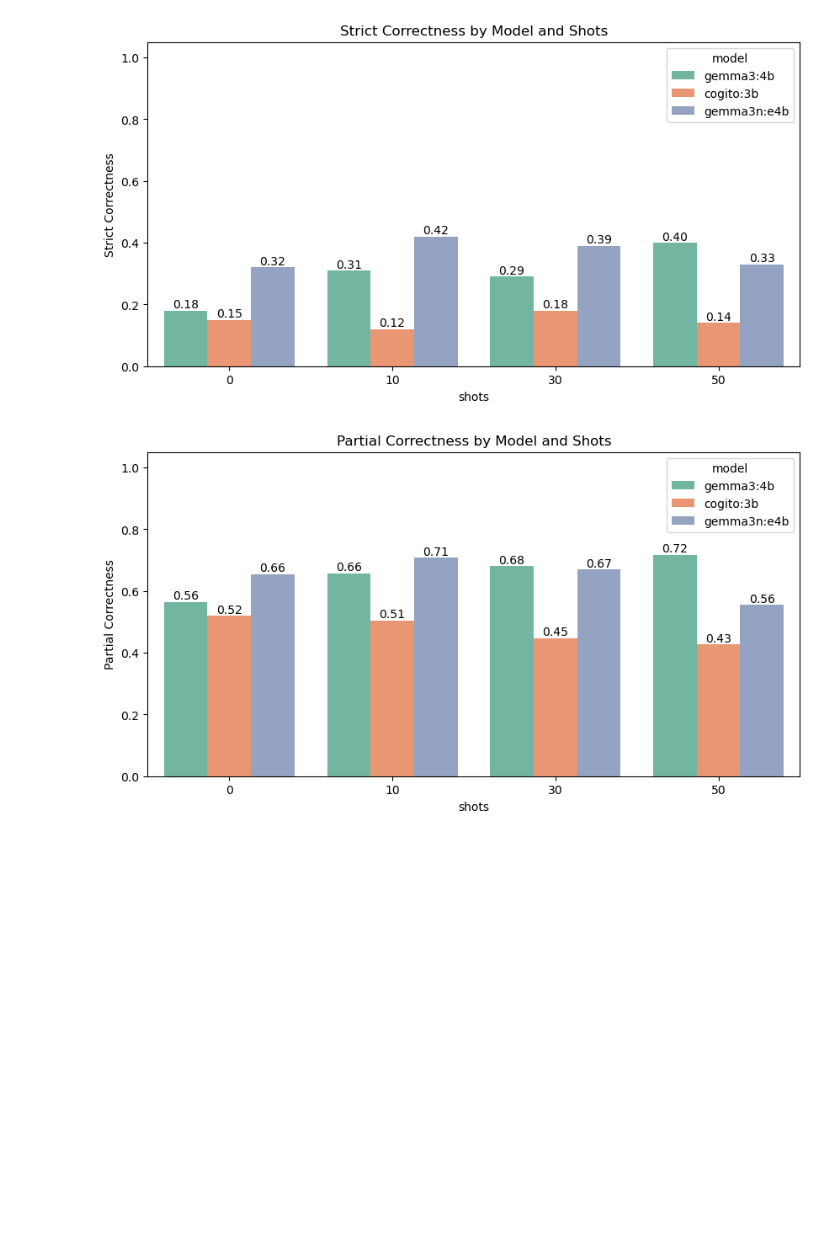
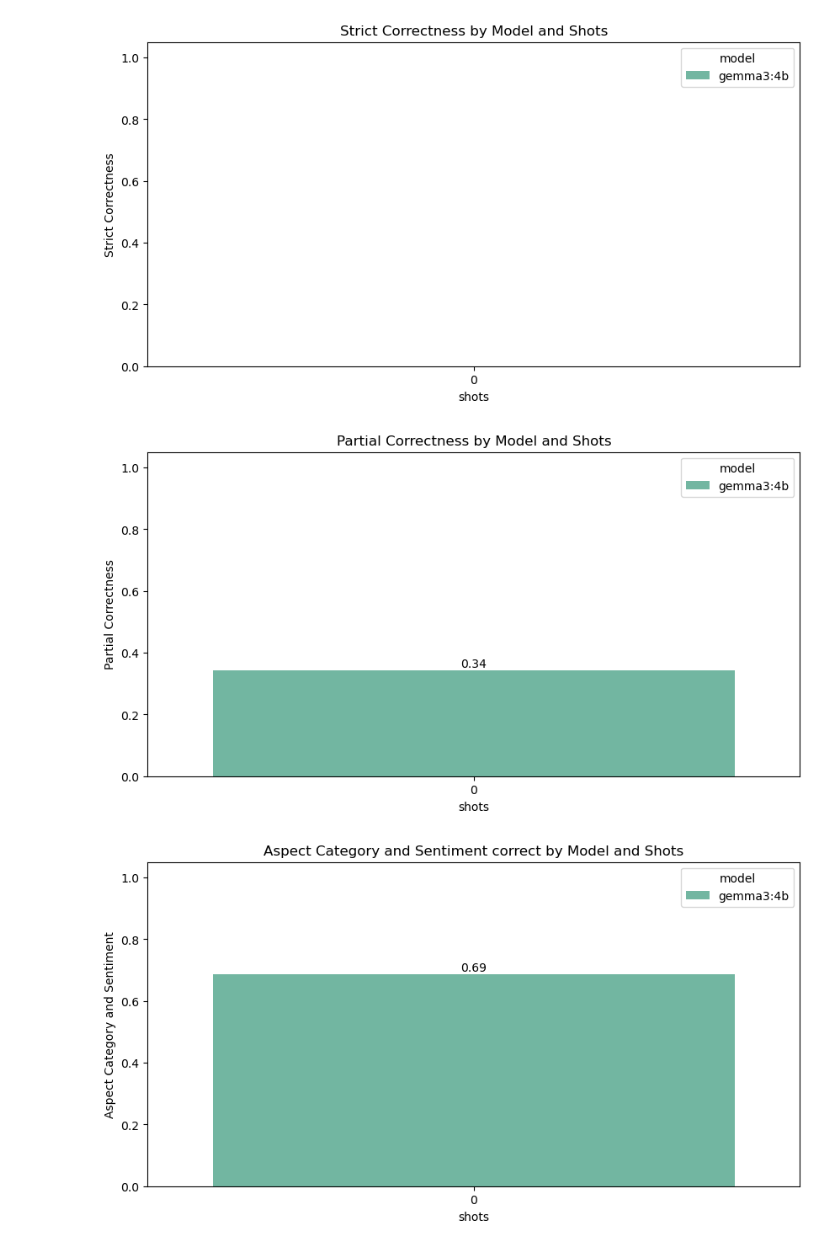
Before and after one commit to kprsandilya/llm-prompting-asqp, a Jupyter notebook: comparisons.ipynb, the cells around one changed output. Cells and saved outputs as stored; diff of their text form; code cells hidden in the pictures; blank space fills up the shorter version.

Commit message:
Updated to include base truth aspect/sentiments. Also added new strict correctness on the category + sentiment to graphs

```diff
--- a/comparisons.ipynb
+++ b/comparisons.ipynb
@@ -9,7 +9,7 @@ models = ["gemma3:4b", "cogito:3b", "gemma3n:e4b"]
 models_split = [model.split(":")[0] for model in models]
 model_jsons = [[] for _ in models]
 
-directory_path = "generations\llm_test"
+directory_path = "generations/nurse"
 
 #Add the respective model json outputs to the model_jsons for each model
 for entry in os.listdir(directory_path):
@@ -32,6 +32,11 @@ def strict_match(pred, gold):
 def partial_match(pred, gold):
     matches = sum(p == g for p, g in zip(pred, gold))
     return matches / len(pred)
+
+#Get percentage of matching aspect category and sentiments
+def partial_vital_match(pred, gold):
+    matches = (pred[1] == gold[1]) + (pred[2] == gold[2])
+    return matches / 2
 
 #Return a dictionary of the evaluated datapoint
 def evaluate_datapoint(item):
@@ -45,9 +50,12 @@ def evaluate_datapoint(item):
     #Set partial output to max of the tuples matching
     partial_correct = max((partial_match(p, g) for p in preds for g in golds), default=0)
 
+    aspect_sentiment_correct = max((partial_vital_match(p, g) for p in preds for g in golds), default=0)
+
     return {
         "strict_correct": strict_correct,
         "partial_correct": partial_correct,
+        "aspect_sentiment_correct": aspect_sentiment_correct,
         "num_preds": len(preds),
         "num_golds": len(golds)
     }
@@ -69,6 +77,7 @@ def generate_evaluations(model_jsons):
                     "gold_label": item["tuple_list"],
                     "strict_correct": eval_result["strict_correct"],
                     "partial_correct": eval_result["partial_correct"],
+                    "aspect_sentiment_correct": eval_result["aspect_sentiment_correct"],
                     "num_preds": eval_result["num_preds"],
                     "num_golds": eval_result["num_golds"],
                 })
@@ -101,32 +110,59 @@ for p in ax.patches:
             ha='center', va='bottom',
             fontsize=10
         )
 
 # Partial correctness plot
 plt.figure(figsize=(10,5))
 ax = sns.barplot(
     data=model_evals,
     x='shots',
     y='partial_correct',
     hue='model',
     errorbar=None,
     palette='Set2'
 )
 
 plt.title('Partial Correctness by Model and Shots')
 plt.ylabel('Partial Correctness')
 plt.ylim(0, 1.05)
 
 for p in ax.patches:
     height = p.get_height()
     if height > 0:
         ax.annotate(
             f'{height:.2f}',
             (p.get_x() + p.get_width() / 2, height),
             ha='center', va='bottom',
             fontsize=10
         )
 plt.show()
+
+# Partial correctness on Category and Sentiment
+plt.figure(figsize=(10,5))
+ax = sns.barplot(
+    data=model_evals,
+    x='shots',
+    y='aspect_sentiment_correct',
+    hue='model',
+    errorbar=None,
+    palette='Set2'
+)
+
+plt.title('Aspect Category and Sentiment correct by Model and Shots')
+plt.ylabel('Aspect Category and Sentiment')
+plt.ylim(0, 1.05)
+
+for p in ax.patches:
+    height = p.get_height()
+    if height > 0:
+        ax.annotate(
+            f'{height:.2f}',
+            (p.get_x() + p.get_width() / 2, height),
+            ha='center', va='bottom',
+            fontsize=10
+        )
+plt.show()
 # %% [output]
-[figure, old version]
+[figure, new version]
-[figure, old version]
+[figure, new version]
+[figure, added]
```
Also changed, not shown: 3 other files.
